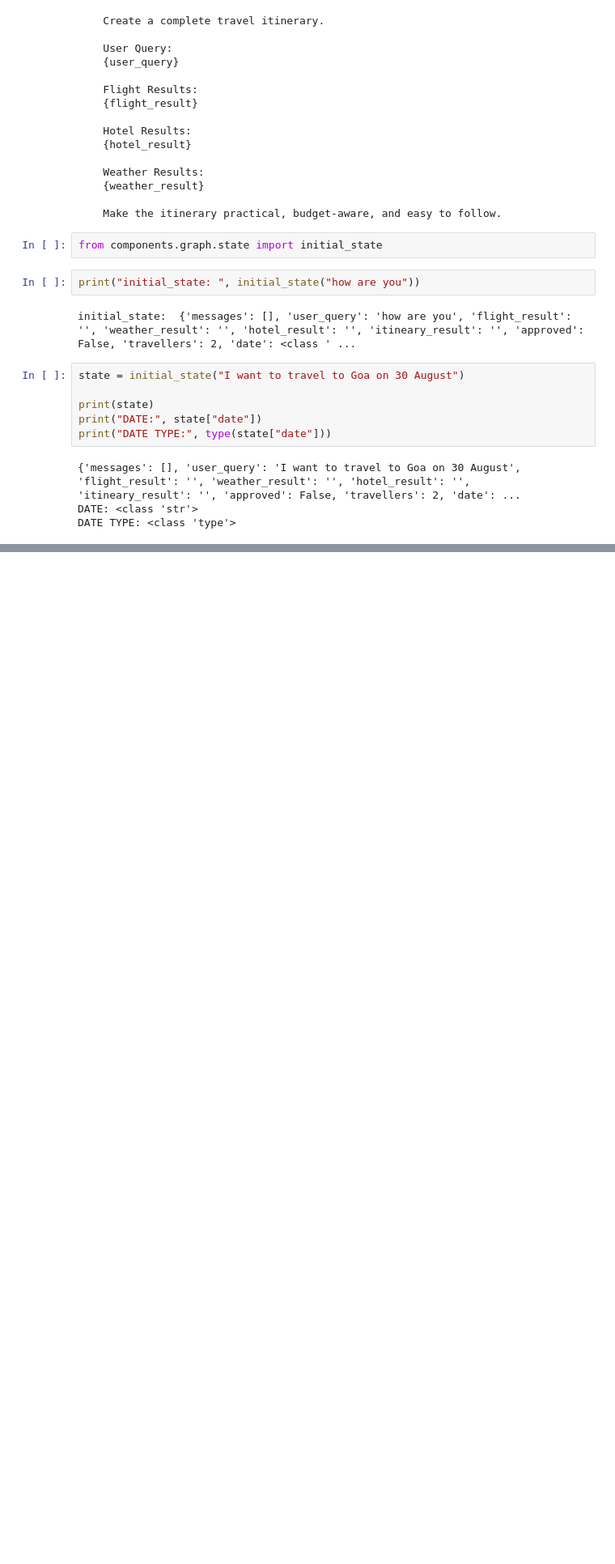
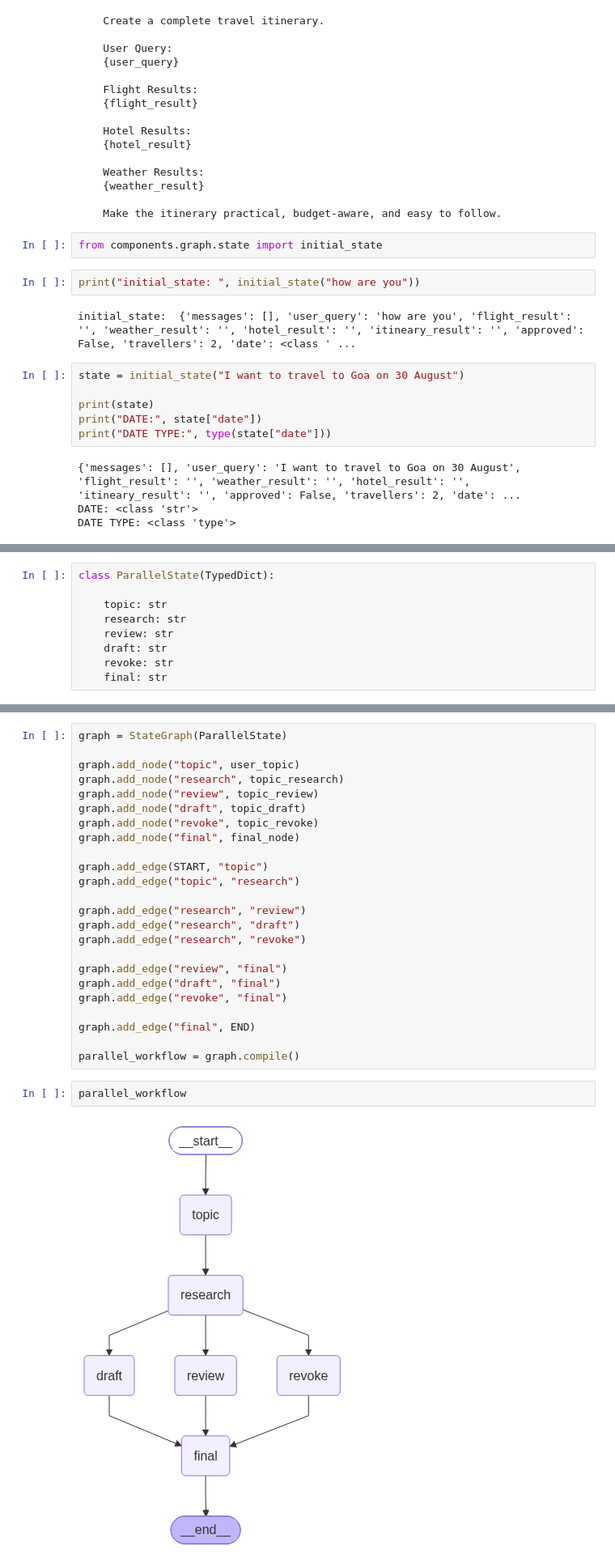
Before and after one commit to pravin-nawghare/Multi-Agent-Orchestration-using-A2A, a Jupyter notebook: test.ipynb, the cells around one changed output, grey strips where cells are left out. Shown at 81% size. Cells and saved outputs as stored; diff of their text form; blank space fills up the shorter version.

Commit message:
Parallel and Conditional workflow tested

```diff
--- a/test.ipynb
+++ b/test.ipynb
@@ -388,0 +392,9 @@ DATE TYPE: <class 'type'>
+# %%
+class ParallelState(TypedDict):
+
+    topic: str
+    research: str
+    review: str
+    draft: str
+    revoke: str
+    final: str
@@ -388,0 +435,28 @@ DATE TYPE: <class 'type'>
+# %%
+graph = StateGraph(ParallelState)
+
+graph.add_node("topic", user_topic)
+graph.add_node("research", topic_research)
+graph.add_node("review", topic_review)
+graph.add_node("draft", topic_draft)
+graph.add_node("revoke", topic_revoke)
+graph.add_node("final", final_node)
+
+graph.add_edge(START, "topic")
+graph.add_edge("topic", "research")
+
+graph.add_edge("research", "review")
+graph.add_edge("research", "draft")
+graph.add_edge("research", "revoke")
+
+graph.add_edge("review", "final")
+graph.add_edge("draft", "final")
+graph.add_edge("revoke", "final")
+
+graph.add_edge("final", END)
+
+parallel_workflow = graph.compile()
+# %%
+parallel_workflow
+# %% [output]
+[figure, added]
```
Also changed, not shown: parts of 22 cells of this notebook.
